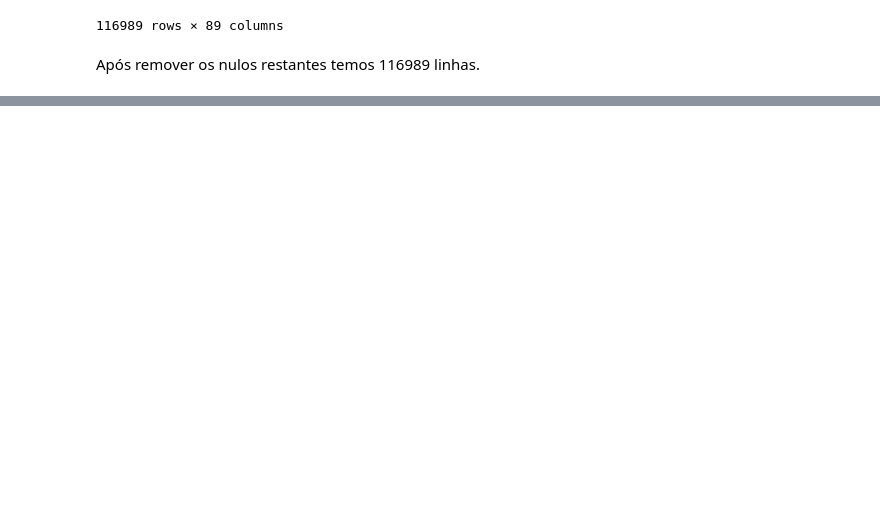
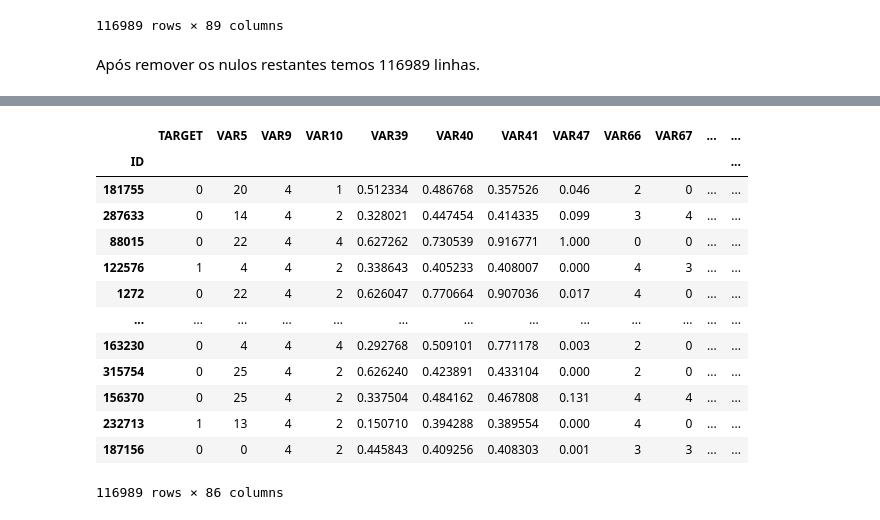
Before and after one commit to eudesgccunha/challenge-data-scientist-neurolake, a Jupyter notebook: credit/notebooks/credit_risk_analysis_tmp.ipynb, the cells around one changed output, grey strips where cells are left out. Saved outputs shown, nothing was run; the diff lists cells and outputs as text; code cells hidden in the pictures; blank space fills up the shorter version.

```diff
--- a/credit/notebooks/credit_risk_analysis_tmp.ipynb
+++ b/credit/notebooks/credit_risk_analysis_tmp.ipynb
@@ -1188,7 +1210,8 @@ dtype: int64
 Após a conversão de todos os valores das variáveis categóricas, foi realizada a remoção dos nulos (uma vez que eles não mais serão úteis para a compreensão das variáveis)
 # %%
 # Remoção de todos os nulos restantes
-df_train_clean.dropna()
+df_train_clean = df_train_clean.dropna()
+df_train_clean
 # %% [output]
 |  | REF_DATE | TARGET | VAR5 | VAR6 | VAR7 | VAR9 | VAR10 | VAR39 | VAR40 | VAR41 | ... | ... |
 | ID |  |  |  |  |  |  |  |  |  |  |  | ... |
@@ -1213,0 +1241,23 @@ Verificar as variáveis que são mais importantes para o modelo e remover as var
+# %%
+# Remover data, latitude e longitude
+df_train_clean = df_train_clean.drop(columns=['REF_DATE','VAR6', 'VAR7'])
+# %%
+# Processamento de Estados com LabelEncoder
+encoder = LabelEncoder()
+df_train_clean['VAR5'] = encoder.fit_transform(df_train_clean['VAR5'])
+df_train_clean
+# %% [output]
+|  | TARGET | VAR5 | VAR9 | VAR10 | VAR39 | VAR40 | VAR41 | VAR47 | VAR66 | VAR67 | ... | ... |
+| ID |  |  |  |  |  |  |  |  |  |  |  | ... |
+| 181755 | 0 | 20 | 4 | 1 | 0.512334 | 0.486768 | 0.357526 | 0.046 | 2 | 0 | ... | ... |
+| 287633 | 0 | 14 | 4 | 2 | 0.328021 | 0.447454 | 0.414335 | 0.099 | 3 | 4 | ... | ... |
+| 88015 | 0 | 22 | 4 | 4 | 0.627262 | 0.730539 | 0.916771 | 1.000 | 0 | 0 | ... | ... |
+| 122576 | 1 | 4 | 4 | 2 | 0.338643 | 0.405233 | 0.408007 | 0.000 | 4 | 3 | ... | ... |
+| 1272 | 0 | 22 | 4 | 2 | 0.626047 | 0.770664 | 0.907036 | 0.017 | 4 | 0 | ... | ... |
+| ... | ... | ... | ... | ... | ... | ... | ... | ... | ... | ... | ... | ... |
+| 163230 | 0 | 4 | 4 | 4 | 0.292768 | 0.509101 | 0.771178 | 0.003 | 2 | 0 | ... | ... |
+| 315754 | 0 | 25 | 4 | 2 | 0.626240 | 0.423891 | 0.433104 | 0.000 | 2 | 0 | ... | ... |
+| 156370 | 0 | 25 | 4 | 2 | 0.337504 | 0.484162 | 0.467808 | 0.131 | 4 | 4 | ... | ... |
+| 232713 | 1 | 13 | 4 | 2 | 0.150710 | 0.394288 | 0.389554 | 0.000 | 4 | 0 | ... | ... |
+| 187156 | 0 | 0 | 4 | 2 | 0.445843 | 0.409256 | 0.408303 | 0.001 | 3 | 3 | ... | ... |
+116989 rows × 86 columns
```
Also changed, not shown: parts of 13 cells of this notebook.
